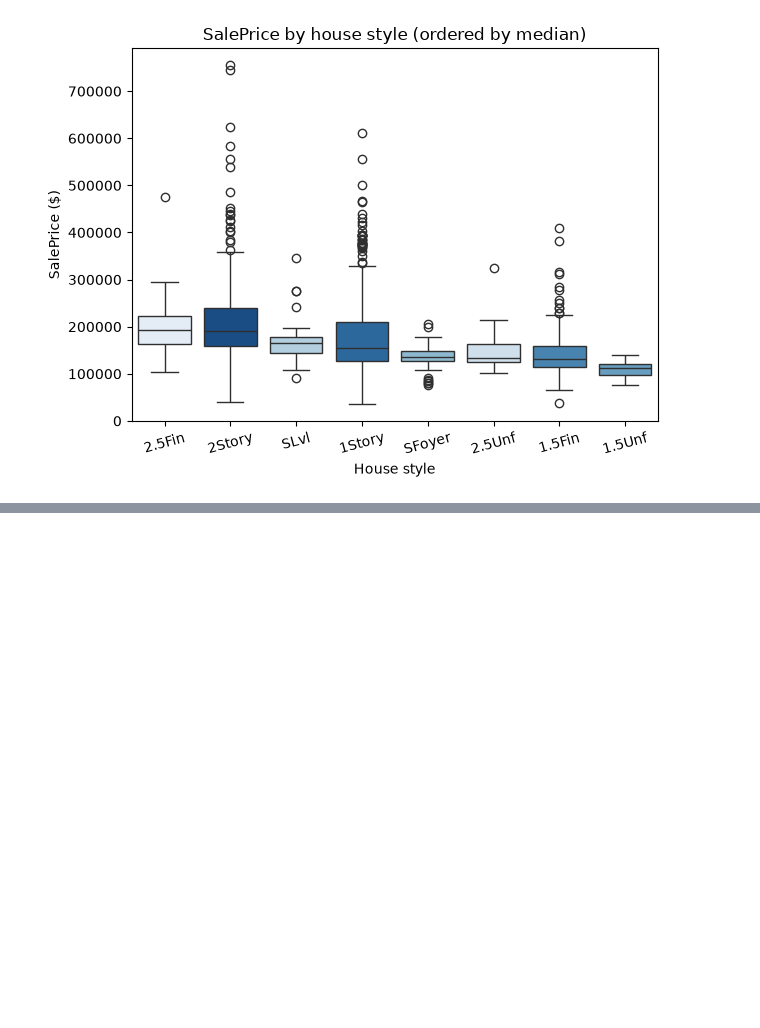
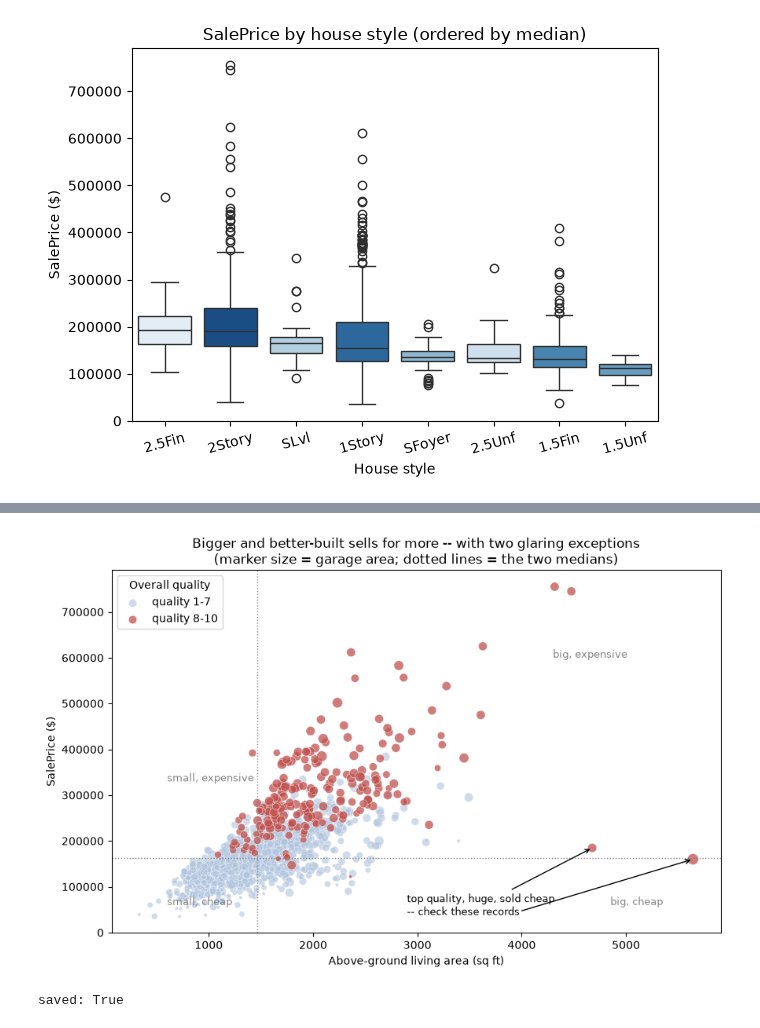
Before and after one commit to devomh/cdat4001-2026, a Jupyter notebook: u03_eda/l10_lab_eda_mini_project.ipynb, the cells around one changed output, grey strips where cells are left out. Drawn from its saved outputs; the diff is of its cells as text; code cells hidden in the pictures; blank space fills up the shorter version.

```diff
--- a/u03_eda/l10_lab_eda_mini_project.ipynb
+++ b/u03_eda/l10_lab_eda_mini_project.ipynb
@@ -467,0 +575,4 @@ EDA ends in **sentences**, not just plots. **Uncomment and fill** three findings
+# %%
+premium = df["OverallQual"] >= 8      # a boolean mask -- True/False per row
+print(f"premium (quality 8-10): {premium.sum()} homes")
+print(f"the rest  (quality 1-7): {(~premium).sum()} homes")
@@ -467,0 +598,3 @@ EDA ends in **sentences**, not just plots. **Uncomment and fill** three findings
+# %%
+odd = df[(df["GrLivArea"] > 4000) & (df["SalePrice"] < 300000)]
+print(odd[["GrLivArea", "SalePrice", "OverallQual", "Neighborhood"]])
@@ -467,0 +618,45 @@ EDA ends in **sentences**, not just plots. **Uncomment and fill** three findings
+# %%
+fig, ax = plt.subplots(figsize=(10, 6))
+
+# marker size carries GarageArea; the +10 floor keeps the 81 garage-less homes visible
+sizes = 10 + df["GarageArea"] / 15
+
+ax.scatter(df.loc[~premium, "GrLivArea"], df.loc[~premium, "SalePrice"],
+           s=sizes[~premium], color="lightsteelblue", alpha=0.6,
+           edgecolor="white", linewidth=0.4, label="quality 1-7")
+ax.scatter(df.loc[premium, "GrLivArea"], df.loc[premium, "SalePrice"],
+           s=sizes[premium], color="#c0504d", alpha=0.75,
+           edgecolor="white", linewidth=0.4, label="quality 8-10")
+
+# reference lines at the two medians, splitting the plot into four regions
+ax.axhline(df["SalePrice"].median(), color="gray", ls=":", lw=1)
+ax.axvline(df["GrLivArea"].median(), color="gray", ls=":", lw=1)
+ax.text(600, 330000, "small, expensive", color="gray", fontsize=9)
+ax.text(4300, 600000, "big, expensive", color="gray", fontsize=9)
+ax.text(600, 60000, "small, cheap", color="gray", fontsize=9)
+ax.text(4850, 60000, "big, cheap", color="gray", fontsize=9)
+
+# one note, two arrows: write the text once, then add a text-less annotation for the second point
+note_at = (2900, 38000)      # where the note's text sits
+# the 2nd arrow starts to the RIGHT of that text, not inside it
+tail_2 = (3980, 46000)
+arrow = dict(arrowstyle="->", color="black", lw=1)
+ax.annotate("top quality, huge, sold cheap\n-- check these records",
+            xy=(odd.iloc[0]["GrLivArea"], odd.iloc[0]["SalePrice"]),
+            xytext=note_at, arrowprops=arrow, fontsize=9)
+ax.annotate("", xy=(odd.iloc[1]["GrLivArea"], odd.iloc[1]["SalePrice"]),
+            xytext=tail_2, arrowprops=arrow)
+
+ax.set_xlabel("Above-ground living area (sq ft)")
+ax.set_ylabel("SalePrice ($)")
+ax.set_title("Bigger and better-built sells for more -- with two glaring exceptions\n"
+             "(marker size = garage area; dotted lines = the two medians)")
+ax.legend(title="Overall quality", loc="upper left")
+
+# save BEFORE plt.show() -- show() clears the figure and you would save a blank file
+fig.savefig("ames_price_vs_area.png", dpi=150, bbox_inches="tight")
+plt.show()
+print("saved:", os.path.exists("ames_price_vs_area.png"))
+# %% [output]
+[figure, added]
+saved: True
```
Also changed, not shown: parts of 36 cells of this notebook, 2 other files.
